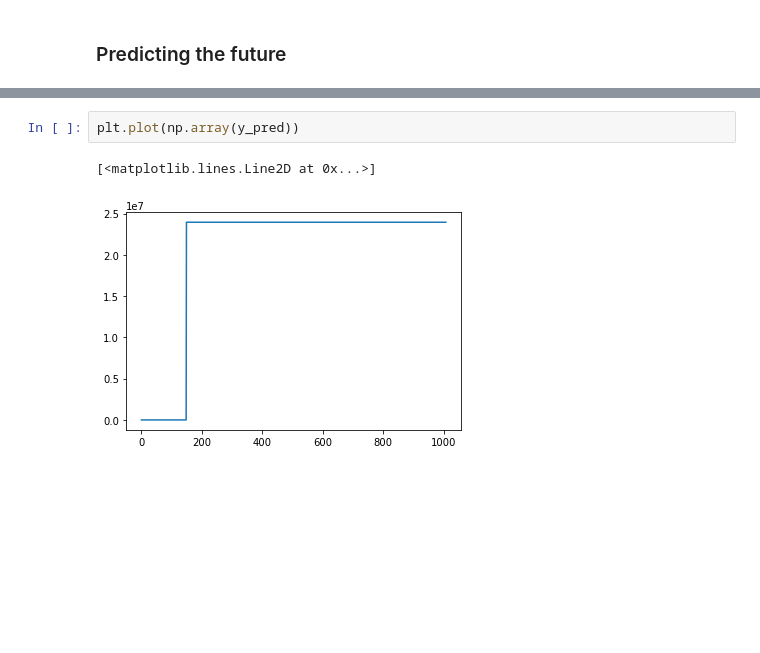
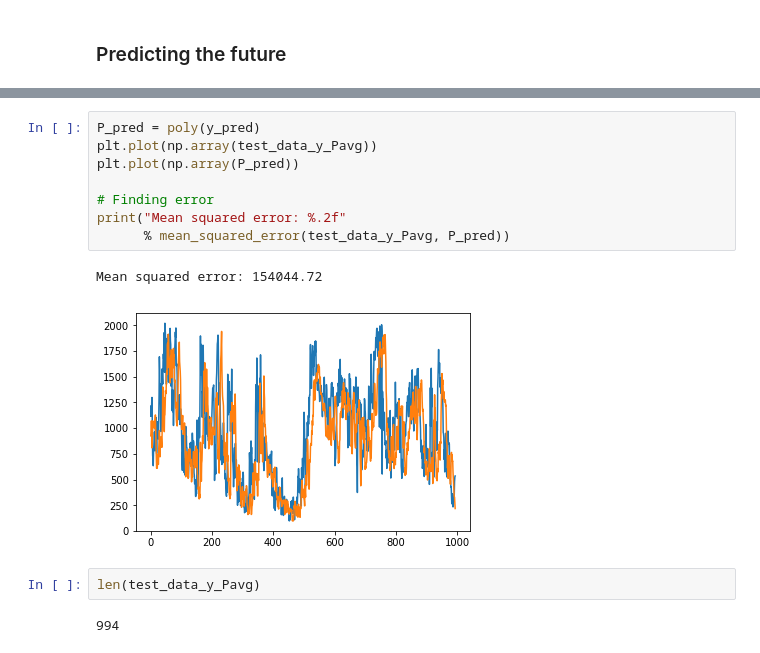
Before and after one commit to jason-hu7/Wind-Farm-Prediction, a Jupyter notebook: complete_code_v1.ipynb, the cells around one changed output, grey strips where cells are left out. Saved outputs shown, nothing was run; the diff lists cells and outputs as text; blank space fills up the shorter version.

```diff
--- a/complete_code_v1.ipynb
+++ b/complete_code_v1.ipynb
@@ -905,5 +909,15 @@ Mean squared error: 488484974599984.75
-# %%
-plt.plot(np.array(y_pred))
-# %% [output]
-[<matplotlib.lines.Line2D at 0x...>]
-[figure, removed]
+# %%
+P_pred = poly(y_pred)
+plt.plot(np.array(test_data_y_Pavg))
+plt.plot(np.array(P_pred))
+
+# Finding error
+print("Mean squared error: %.2f"
+      % mean_squared_error(test_data_y_Pavg, P_pred))
+# %% [output]
+Mean squared error: 154044.72
+[figure, added]
+# %%
+len(test_data_y_Pavg)
+# %% [output]
+994
```
Also changed, not shown: parts of 45 cells of this notebook.
